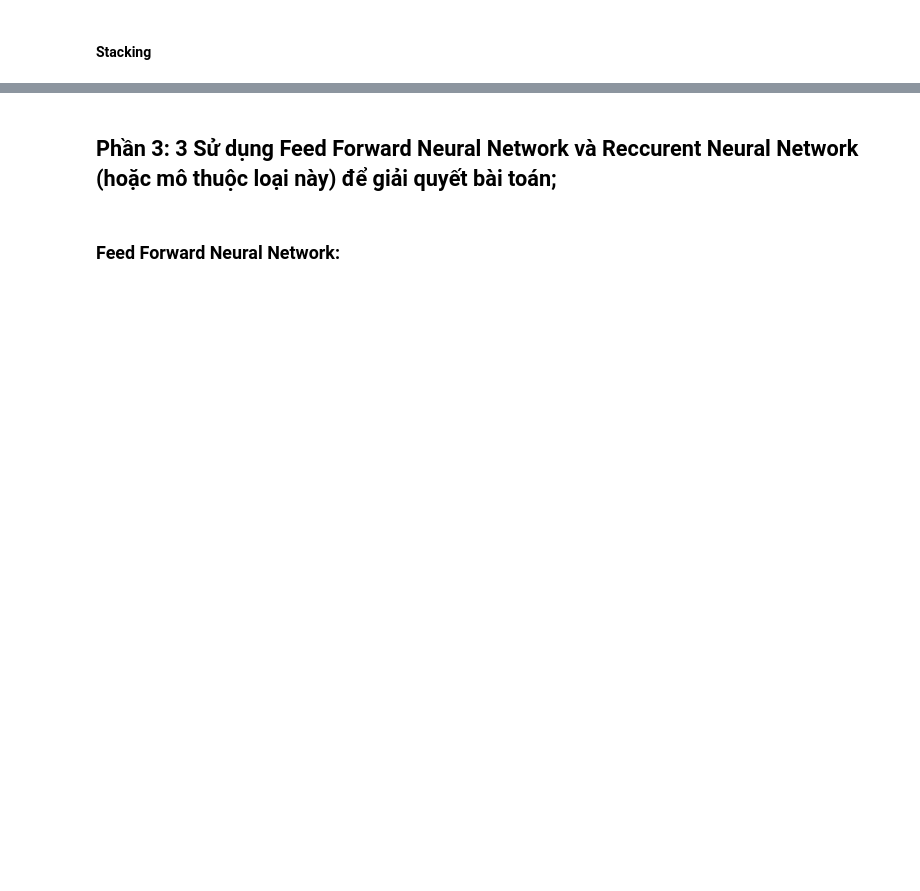
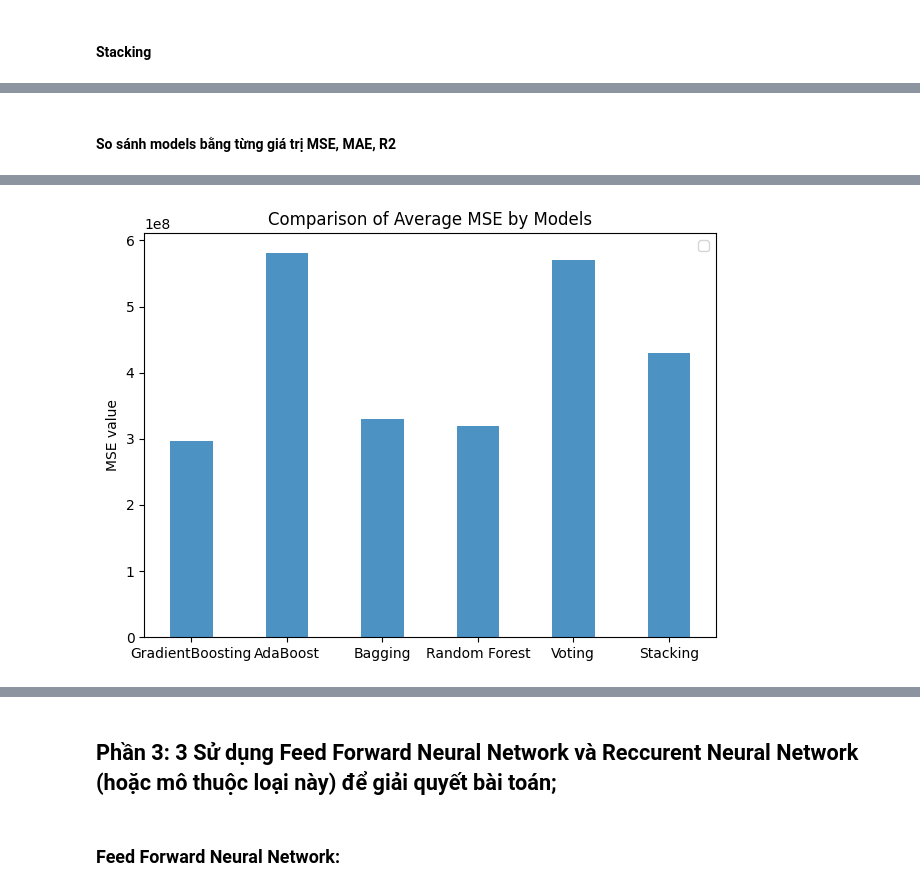
Before and after one commit to trnqbao/machine-learning-final-project, a Jupyter notebook: Ex2.ipynb, the cells around one changed output, grey strips where cells are left out. Cells and saved outputs as stored; diff of their text form; code cells hidden in the pictures; blank space fills up the shorter version.

Commit message:
Update Ex2.ipynb
build regression models with cross-validation and plotting

```diff
--- a/Ex2.ipynb
+++ b/Ex2.ipynb
@@ -494,2 +617,15 @@ Name: Price, Length: 870, dtype: float64
 # %% [markdown]
 #### Stacking
+# %%
+from sklearn.ensemble import StackingRegressor
+
+estimators = [('lr', model1), ('dt', model2), ('svr', model3)]
+
+stacking = StackingRegressor(estimators=estimators, final_estimator=LinearRegression())
+cv_results = cross_validate(stacking, X, y, cv=5, scoring=scoring)
+
+st_mse = -cv_results['test_mse']
+st_mae = -cv_results['test_mae']
+st_r2 = cv_results['test_r2']
+
+print_metrics(st_mse, st_mae, st_r2)
@@ -495,0 +641,32 @@ Name: Price, Length: 870, dtype: float64
+# %%
+mse_values = {
+        'GradientBoosting': gb_mse,
+        'AdaBoost': ada_mse,
+        'Bagging': bg_mse,
+        'Random Forest': rf_mse,
+        'Voting': vt_mse,
+        'Stacking': st_mse
+}
+
+mae_values = {
+        'GradientBoosting': gb_mae,
+        'AdaBoost': ada_mae,
+        'Bagging': bg_mae,
+        'Random Forest': rf_mae,
+        'Voting': rf_mae,
+        'Stacking': st_mae
+}
+
+r2_values = {
+        'GradientBoosting': gb_r2,
+        'AdaBoost': ada_r2,
+        'Bagging': bg_r2,
+        'Random Forest': rf_r2,
+        'Voting': vt_r2,
+        'Stacking': st_r2
+}
+# %% [markdown]
+#### So sánh models bằng từng giá trị MSE, MAE, R2
+# %%
+compare_metrics(mse_values, "MSE value", "Comparison of Average MSE by Models")
+# %% [output]
@@ -495,0 +674 @@ Name: Price, Length: 870, dtype: float64
+[figure, added]
```
Also changed, not shown: parts of 15 cells of this notebook.
